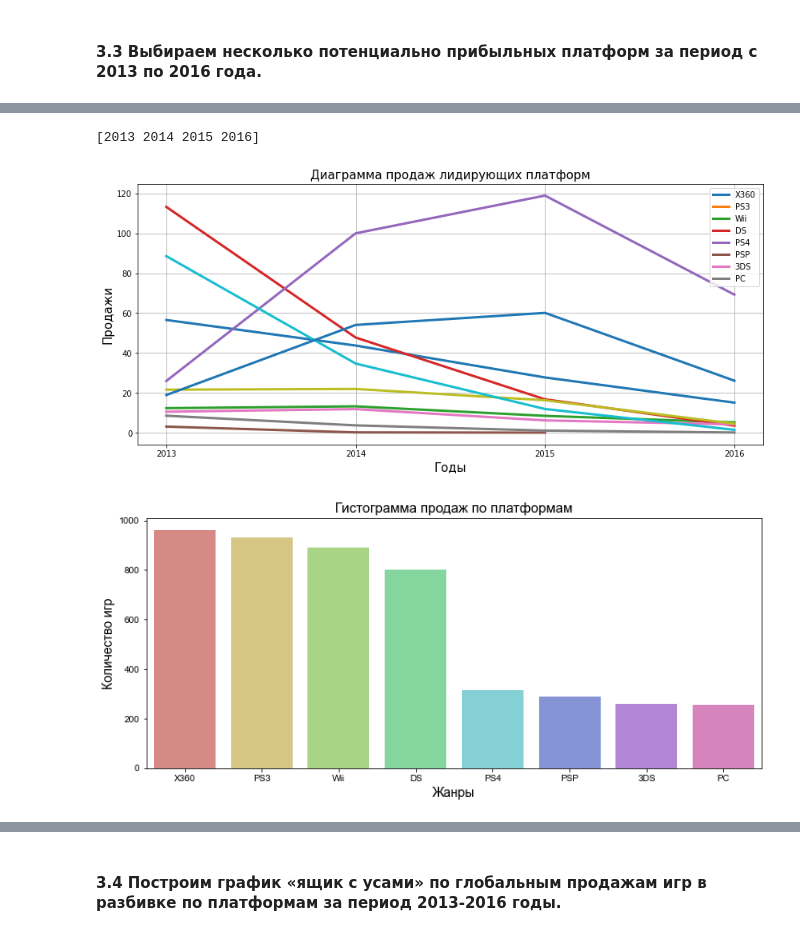
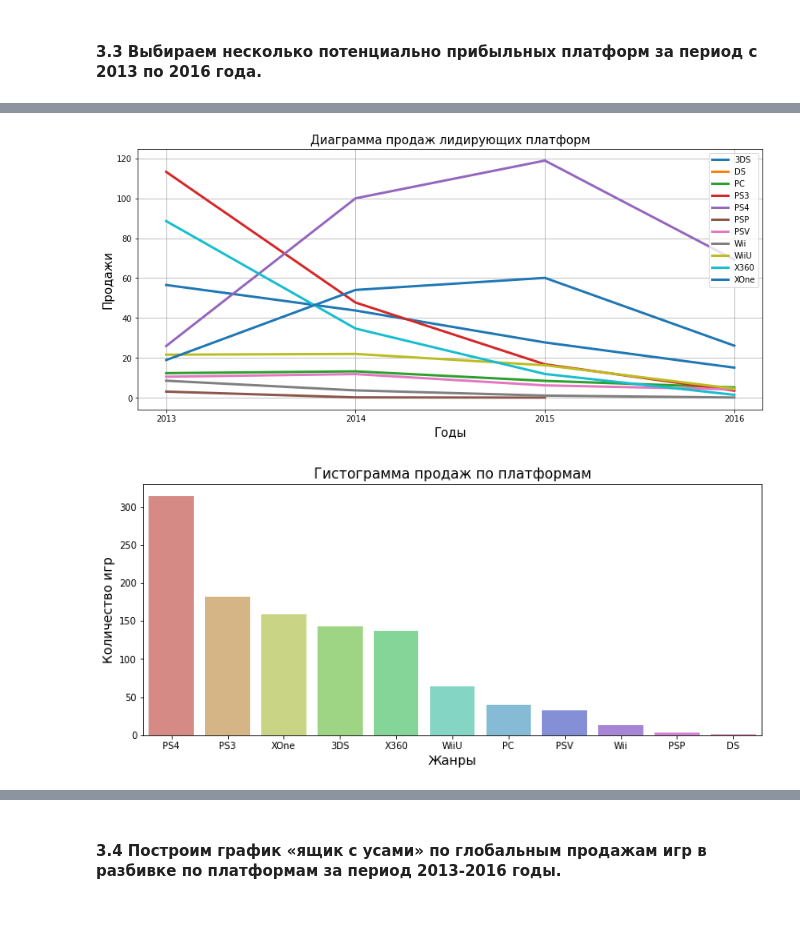
Before and after one commit to LydmiLAB/Data-Science-Projects, a Jupyter notebook: 23c0ec9e-ea40-4235-8add-4b54b7d5a3fe .ipynb, the cells around one changed output, grey strips where cells are left out. Cells and saved outputs as stored; diff of their text form; code cells hidden in the pictures.

```diff
--- a/23c0ec9e-ea40-4235-8add-4b54b7d5a3fe .ipynb
+++ b/23c0ec9e-ea40-4235-8add-4b54b7d5a3fe .ipynb
@@ -258,0 +419,4 @@ fillna_median('name','user_score')
+# %%
+# Заменим пропуски в колонках critic_score и user_score на -1
+data.loc[data['critic_score'].isna(), 'critic_score'] = -1
+data.loc[data['user_score'].isna(), 'user_score'] = -1
@@ -579,0 +961,5 @@ display(grouped_data)
+# %%
+# Общие продажи платформ за выбранный период: у которых последний релиз был после 2012 года
+actual_platform_sales = data.query('year_of_release >= 2013').groupby('platform').agg(total_sales = ('total_sales', np.sum)).sort_values(by= 'total_sales', ascending=False)
+print('Платформы за период с 2013 по 2016 года ключчительно')
+actual_platform_sales
@@ -580,29 +981,28 @@ display(grouped_data)
 # %%
-# Диаграмма продаж у лидирующих платформ
+# Диаграмма продаж платформ актуального периода
 platform_cycle = data.query('year_of_release >= 2013')
 x_years = platform_cycle.groupby('year_of_release').count().index.values
-platform_cycle = platform_cycle.groupby(['year_of_release', 'platform'])['total_sales'].sum()
-platform_cycle.groupby('platform').plot(kind = 'line', grid = True, figsize = (14,6), linewidth = 3, legend = True)
-plt.legend(grouped_data.index)
-
+platform_cycle_groups = platform_cycle.groupby(['year_of_release', 'platform'])['total_sales'].sum()
+sales_grouppedby_platforms = platform_cycle_groups.groupby('platform')
+sales_grouppedby_platforms.plot(kind = 'line', grid = True, figsize = (14,6), linewidth = 3, legend = True)
+plt.legend(sales_grouppedby_platforms.groups.keys())
 plt.title('Диаграмма продаж лидирующих платформ',fontsize=15)
 plt.xlabel('Годы',fontsize=15)
 plt.ylabel('Продажи',fontsize=15)
-print(x_years)
+#print(x_years)
 xi = list(range(len(x_years)))
 plt.xticks(xi, x_years)
 plt.show()
 # %% [output]
-[2013 2014 2015 2016]
-[figure, old version]
+[figure, new version]
 # %%
-# Гистограмма продаж лидирующих платформ
+# Гистограмма продаж всех платформ за актуальный период
 plt.figure(figsize=(12,5))
 plt.title('Гистограмма продаж по платформам',fontsize=15)
-sns.barplot(data=grouped_data, x=grouped_data.index, y='total_sales', palette='hls', alpha=0.8)
-sns.set_style('whitegrid')
+sns.barplot(data=actual_platform_sales, x=actual_platform_sales.index, y='total_sales', palette='hls', alpha=0.8)
+sns.set_style('darkgrid')
 plt.xlabel('Жанры',fontsize=14)
 plt.ylabel('Количество игр',fontsize=14)
 plt.show()
 # %% [output]
-[figure, old version]
+[figure, new version]
```
Also changed, not shown: parts of 170 cells of this notebook.
